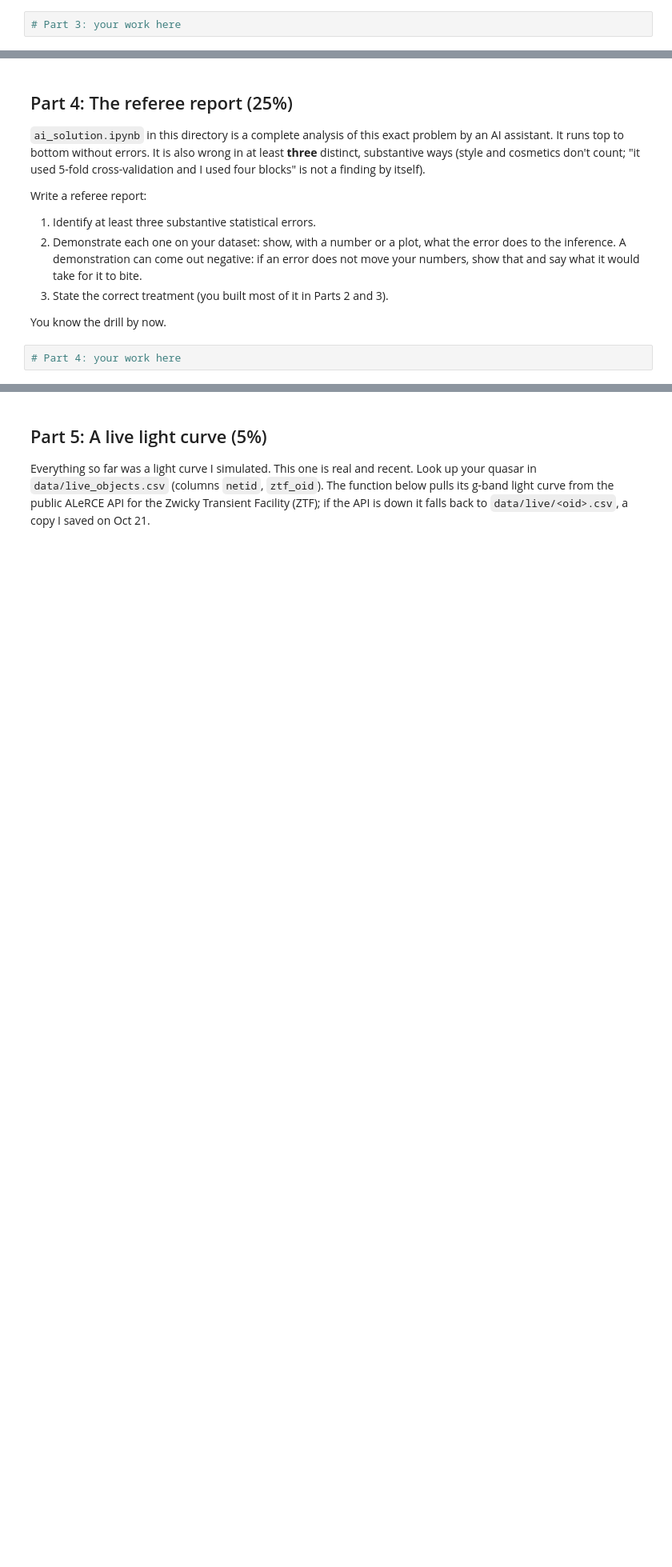
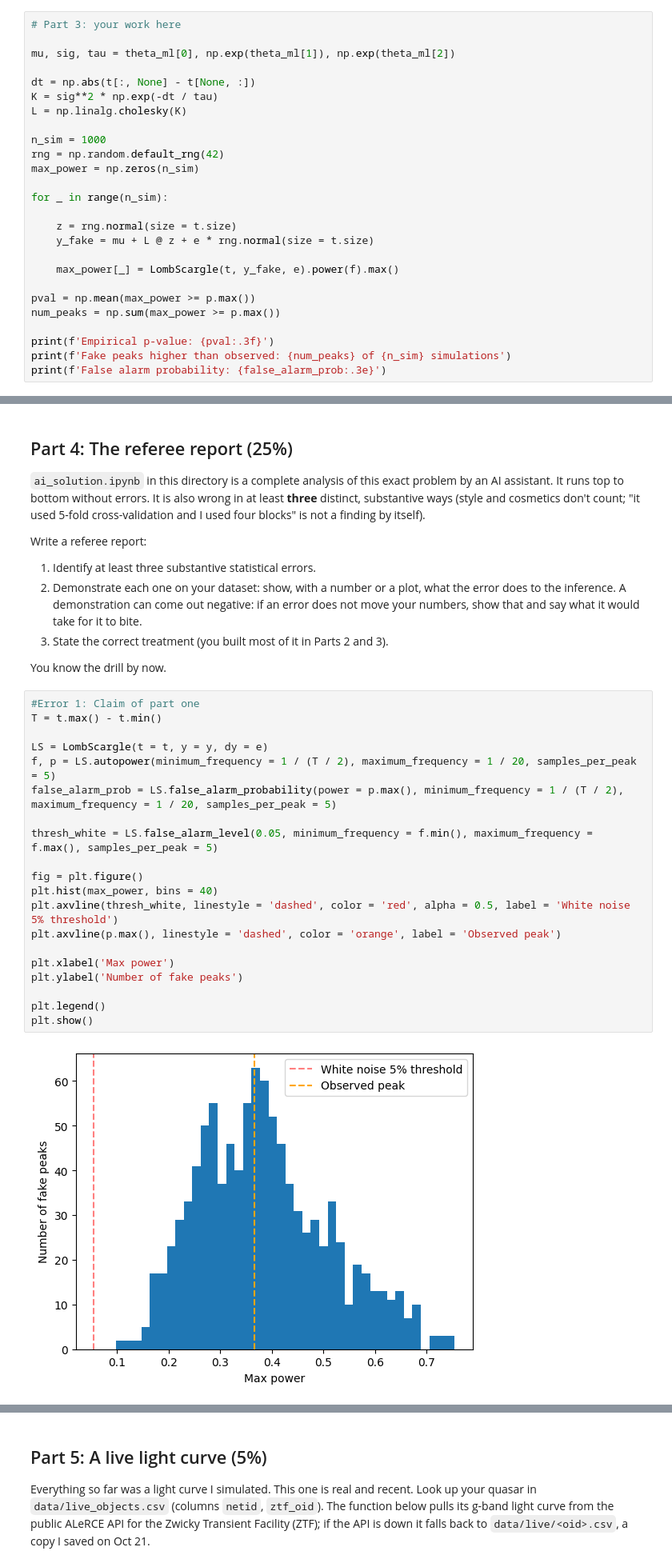
Before and after one commit to andrewtsteves/ast457_2026_Fall, a Jupyter notebook: submissions/asteves2/lab07.ipynb, the cells around one changed output, grey strips where cells are left out. Shown at 80% size. Saved outputs shown, nothing was run; the diff lists cells and outputs as text; blank space fills up the shorter version.

Commit message:
Completed Lab07 part 4, still need to complete parts 5 and 6.

```diff
--- a/submissions/asteves2/lab07.ipynb
+++ b/submissions/asteves2/lab07.ipynb
@@ -358,2 +363,26 @@ The question is whether the highest peak is too tall to be noise, so the answer
 # %%
 # Part 3: your work here
+
+mu, sig, tau = theta_ml[0], np.exp(theta_ml[1]), np.exp(theta_ml[2])
+
+dt = np.abs(t[:, None] - t[None, :])
+K = sig**2 * np.exp(-dt / tau)
+L = np.linalg.cholesky(K)
+
+n_sim = 1000
+rng = np.random.default_rng(42)
+max_power = np.zeros(n_sim)
+
+for _ in range(n_sim):
+
+    z = rng.normal(size = t.size)
+    y_fake = mu + L @ z + e * rng.normal(size = t.size)
+
+    max_power[_] = LombScargle(t, y_fake, e).power(f).max()
+
+pval = np.mean(max_power >= p.max())
+num_peaks = np.sum(max_power >= p.max())
+
+print(f'Empirical p-value: {pval:.3f}')
+print(f'Fake peaks higher than observed: {num_peaks} of {n_sim} simulations')
+print(f'False alarm probability: {false_alarm_prob:.3e}')
@@ -374,4 +449,24 @@ Write a referee report:
 
 You know the drill by now.
 # %%
-# Part 4: your work here
+#Error 1: Claim of part one
+T = t.max() - t.min()
+
+LS = LombScargle(t = t, y = y, dy = e)
+f, p = LS.autopower(minimum_frequency = 1 / (T / 2), maximum_frequency = 1 / 20, samples_per_peak = 5)
+false_alarm_prob = LS.false_alarm_probability(power = p.max(), minimum_frequency = 1 / (T / 2), maximum_frequency = 1 / 20, samples_per_peak = 5)
+
+thresh_white = LS.false_alarm_level(0.05, minimum_frequency = f.min(), maximum_frequency = f.max(), samples_per_peak = 5)
+
+fig = plt.figure()
+plt.hist(max_power, bins = 40)
+plt.axvline(thresh_white, linestyle = 'dashed', color = 'red', alpha = 0.5, label = 'White noise 5% threshold')
+plt.axvline(p.max(), linestyle = 'dashed', color = 'orange', label = 'Observed peak')
+
+plt.xlabel('Max power')
+plt.ylabel('Number of fake peaks')
+
+plt.legend()
+plt.show()
+# %% [output]
+[figure, added]
```
Also changed, not shown: parts of 15 cells of this notebook.
